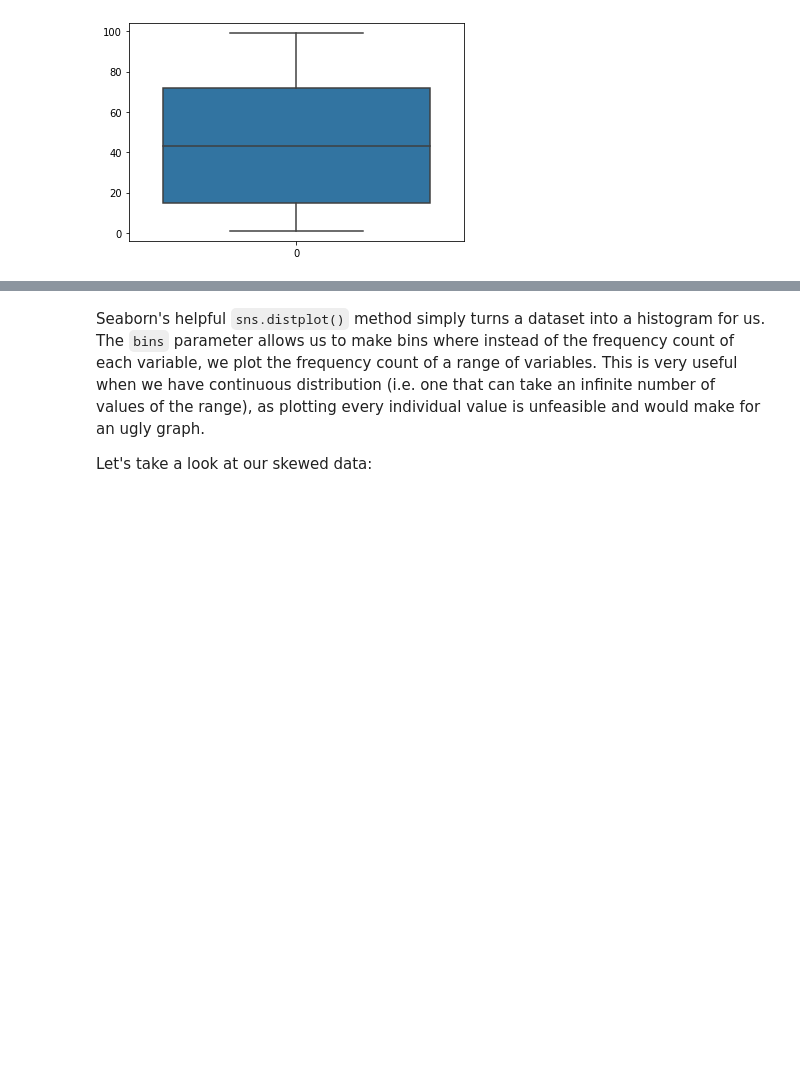
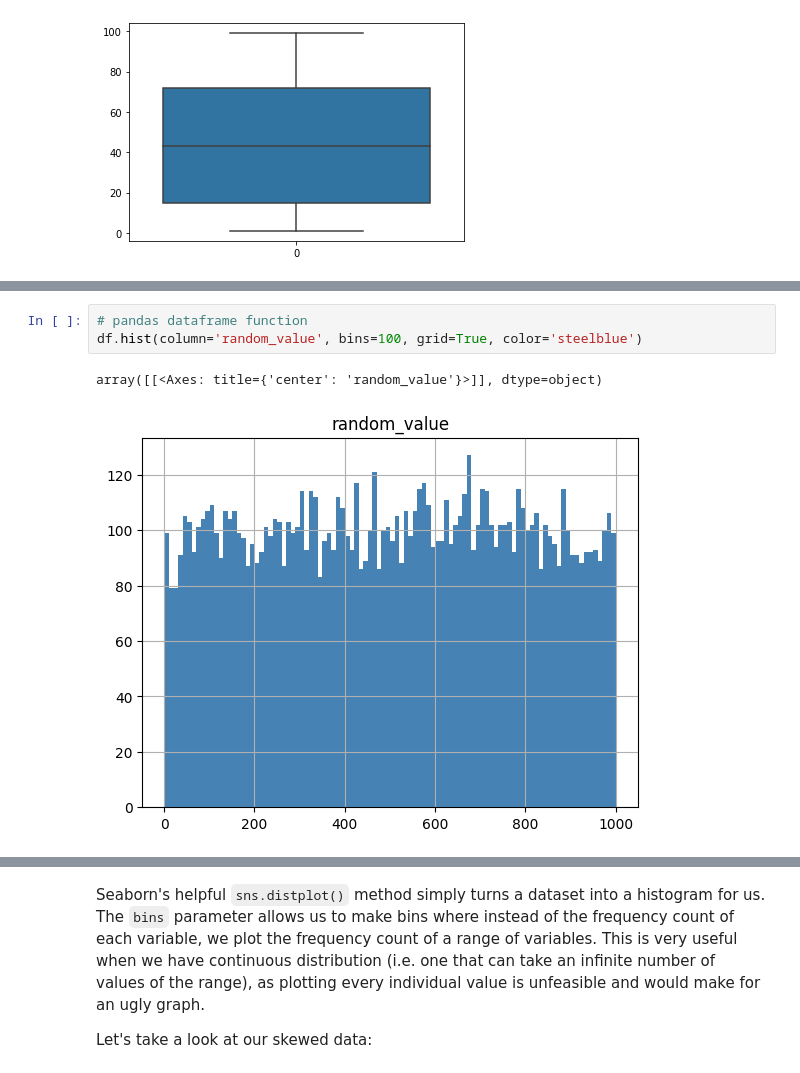
Before and after one commit to sawubona-repo/BINA-FS24-WORK, a Jupyter notebook: LB04-DescriptiveStatistics/Python/Python_JUPYTER_Descriptive_Statistics.ipynb, the cells around one changed output, grey strips where cells are left out. Cells and saved outputs as stored; diff of their text form; blank space fills up the shorter version.

```diff
--- a/LB04-DescriptiveStatistics/Python/Python_JUPYTER_Descriptive_Statistics.ipynb
+++ b/LB04-DescriptiveStatistics/Python/Python_JUPYTER_Descriptive_Statistics.ipynb
@@ -488,0 +556,6 @@ sns.displot(values, kde=False, bins=100)
+# %%
+# pandas dataframe function
+df.hist(column='random_value', bins=100, grid=True, color='steelblue')
+# %% [output]
+array([[<Axes: title={'center': 'random_value'}>]], dtype=object)
+[figure, added]
```
Also changed, not shown: parts of 67 cells of this notebook, 3 other files.
